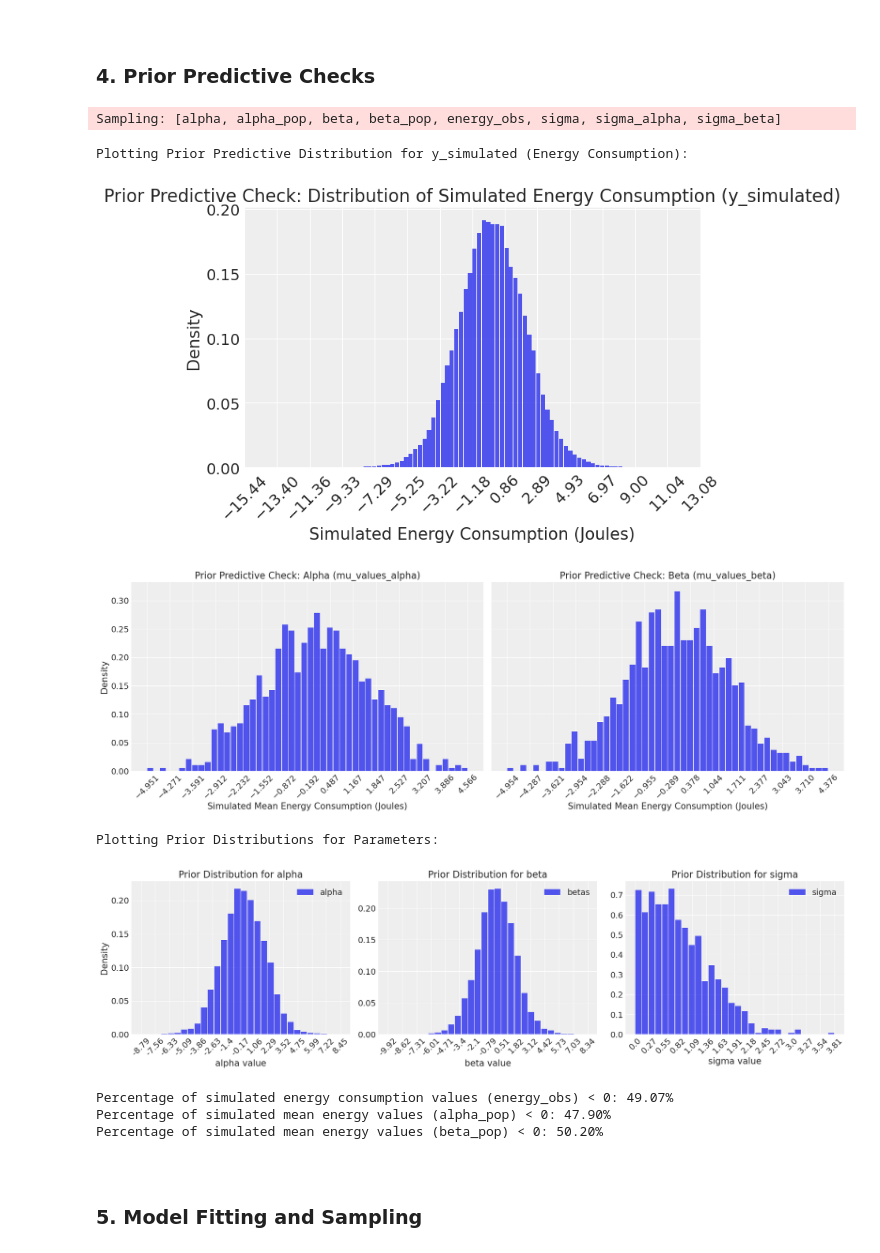
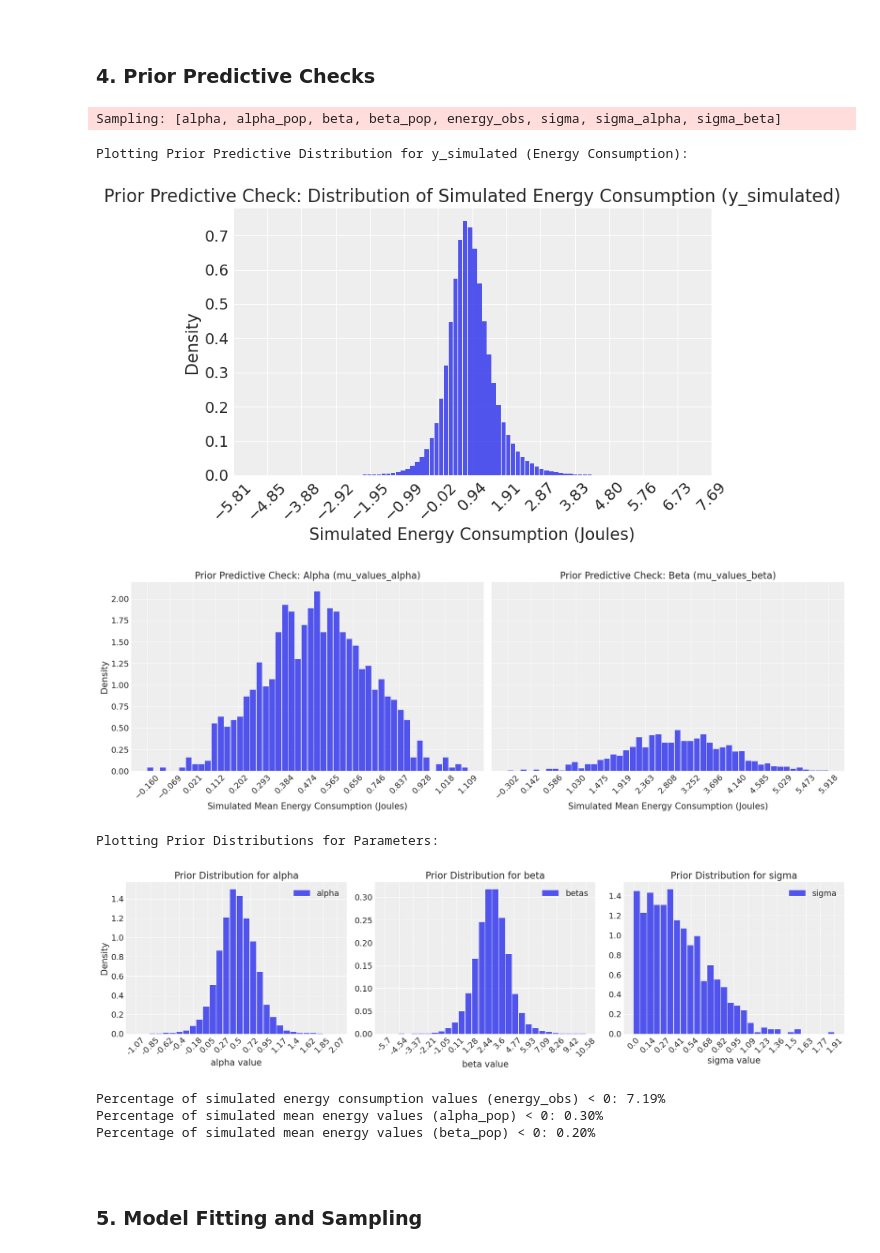
Before and after one commit to sanderengel/prpro_exam_2025, a Jupyter notebook: main-question.ipynb, the cells around one changed output. Saved outputs shown, nothing was run; the diff lists cells and outputs as text; code cells hidden in the pictures.

```diff
--- a/main-question.ipynb
+++ b/main-question.ipynb
@@ -952,11 +951,11 @@ Prior probabilities reasoning:
 # Define the model for prior predictive checks
 with pm.Model() as model_h3_prior_pred:
     # Hyperpriors for the population-level intercept and slope
-    alpha_pop = pm.Normal("alpha_pop", mu=0, sigma=1.5)  # Population-level intercept
-    beta_pop = pm.Normal("beta_pop", mu=0, sigma=1.5)  # Population-level slope
+    alpha_pop = pm.Normal("alpha_pop", mu=0.5, sigma=.2)  # Population-level intercept
+    beta_pop = pm.Normal("beta_pop", mu=3, sigma=1)  # Population-level slope
 
     # Hyperpriors for the variability in intercepts and slopes
-    sigma_alpha = pm.HalfNormal("sigma_alpha", sigma=1)   # Variability in intercepts
+    sigma_alpha = pm.HalfNormal("sigma_alpha", sigma=.2)   # Variability in intercepts
     sigma_beta = pm.HalfNormal("sigma_beta", sigma=1)     # Variability in slopes
 
     # Group-level intercepts and slopes for each endpoint
@@ -965,7 +964,7 @@ with pm.Model() as model_h3_prior_pred:
 
     # Model for energy consumption
     mu = alpha[endpoint_idx] + beta[endpoint_idx] * runtime
-    sigma = pm.HalfNormal("sigma", sigma=1)  # Residual standard deviation
+    sigma = pm.HalfNormal("sigma", sigma=.5)  # Residual standard deviation
 
     # Likelihood
     energy_obs = pm.Normal("energy_obs", mu=mu, sigma=sigma, shape=len(df))
@@ -1036,40 +1035,40 @@ axes[1].set_xticklabels(np.round(x_ticks, 2), rotation = 45)
 axes[1].set_title("Prior Distribution for beta")
 axes[1].set_xlabel("beta value")
 
 # Sigmas
 sigma_values = prior_pred_samples_h3.prior["sigma"].stack(samples = ("chain", "draw"))
 az.plot_dist(sigma_values, ax = axes[2], label = "sigma", kind = "hist", hist_kwargs = {'alpha': .8, 'bins': 30})
 x_ticks = np.linspace(np.min(sigma_values), np.max(sigma_values), num = 15)
 axes[2].set_xticks(x_ticks)
 axes[2].set_xticklabels(np.round(x_ticks, 2), rotation = 45)
 axes[2].set_title("Prior Distribution for sigma")
 axes[2].set_xlabel("sigma value")
 
 plt.tight_layout()
 plt.show()
 
 # Check for negative energy values for h3
 simulated_y_flat = prior_pred_samples_h3.prior["energy_obs"].stack(samples=("chain", "draw")).values
 negative_y_percentage = np.mean(simulated_y_flat < 0) * 100
 print(f"\nPercentage of simulated energy consumption values (energy_obs) < 0: {negative_y_percentage:.2f}%")
 
 simulated_mu_flat = prior_pred_samples_h3.prior["alpha_pop"].stack(samples=("chain", "draw")).values
 negative_mu_alpha_percentage = np.mean(simulated_mu_flat < 0) * 100
 print(f"Percentage of simulated mean energy values (alpha_pop) < 0: {negative_mu_alpha_percentage:.2f}%")
 
 simulated_mu_flat = prior_pred_samples_h3.prior["beta_pop"].stack(samples=("chain", "draw")).values
 negative_mu_beta_percentage = np.mean(simulated_mu_flat < 0) * 100
 print(f"Percentage of simulated mean energy values (beta_pop) < 0: {negative_mu_beta_percentage:.2f}%")
 # %% [output]
 Sampling: [alpha, alpha_pop, beta, beta_pop, energy_obs, sigma, sigma_alpha, sigma_beta]
 Plotting Prior Predictive Distribution for y_simulated (Energy Consumption):
-[figure, old version]
+[figure, new version]
-[figure, old version]
+[figure, new version]
 Plotting Prior Distributions for Parameters:
-[figure, old version]
+[figure, new version]
-Percentage of simulated energy consumption values (energy_obs) < 0: 49.07%
-Percentage of simulated mean energy values (alpha_pop) < 0: 47.90%
-Percentage of simulated mean energy values (beta_pop) < 0: 50.20%
+Percentage of simulated energy consumption values (energy_obs) < 0: 7.19%
+Percentage of simulated mean energy values (alpha_pop) < 0: 0.30%
+Percentage of simulated mean energy values (beta_pop) < 0: 0.20%
 # %% [markdown]
 <br>
 
```
Also changed, not shown: parts of 13 cells of this notebook.
